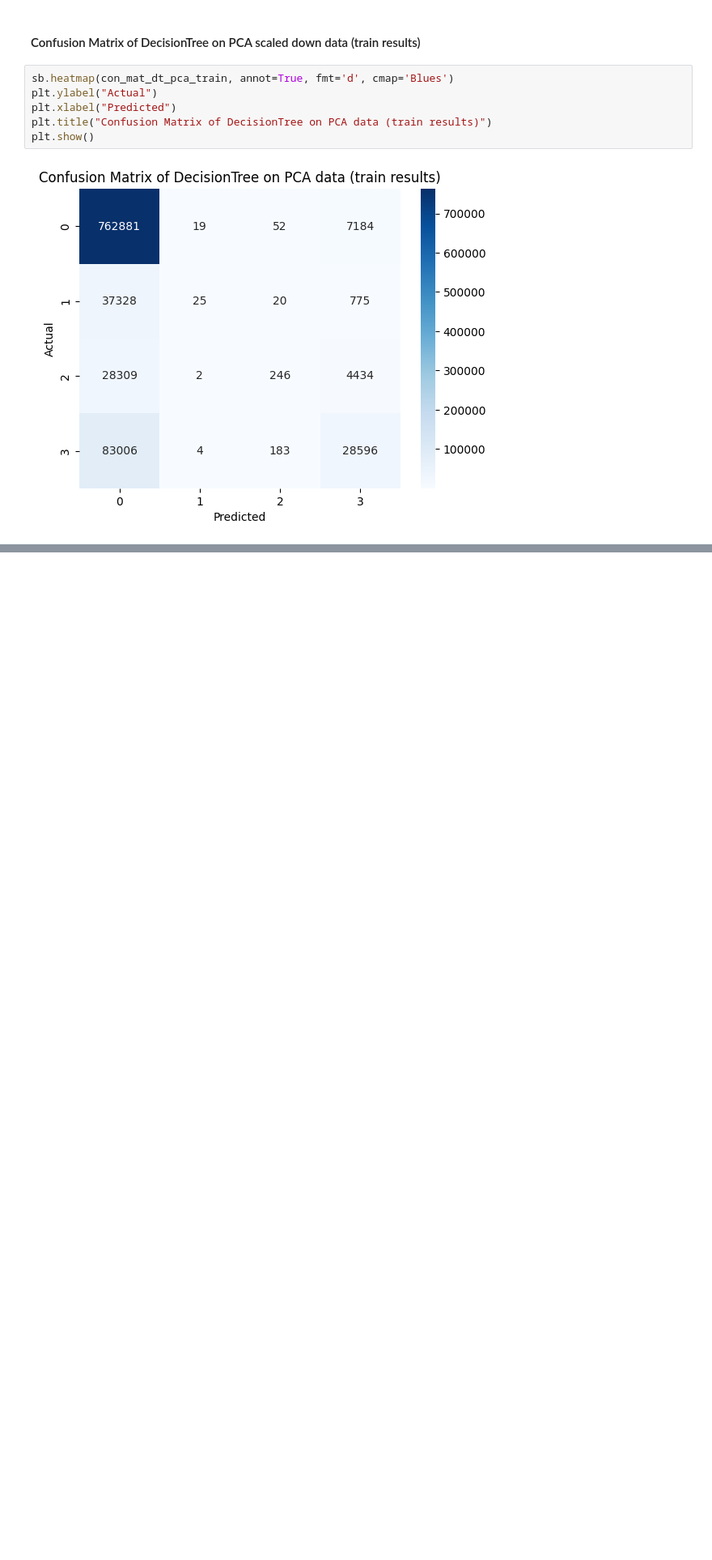
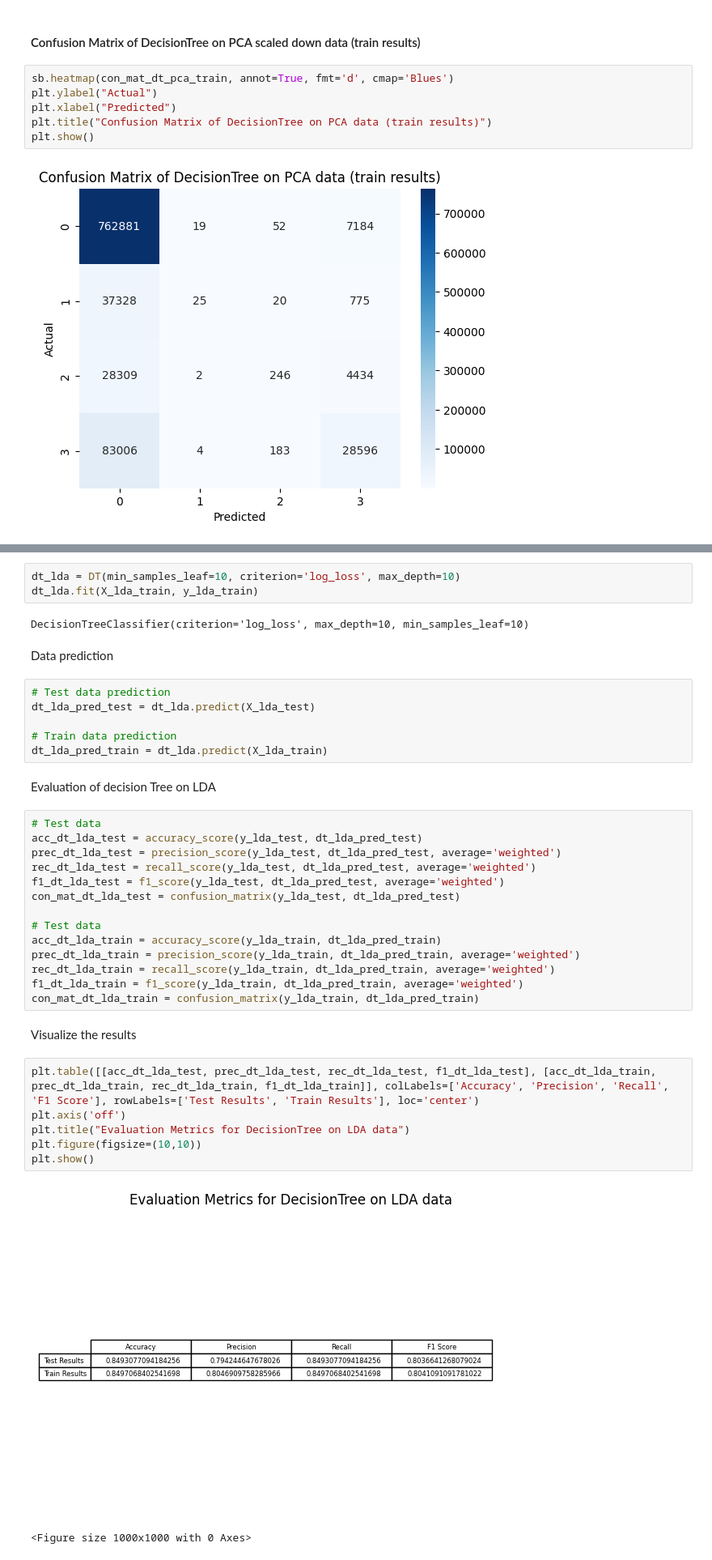
Before and after one commit to yazdanzv/Compare_Multiple_DL_Methods_on_Flight_USA_Dataset, a Jupyter notebook: main.ipynb, the cells around one changed output, grey strips where cells are left out. Shown at 81% size. Cells and saved outputs as stored; diff of their text form; blank space fills up the shorter version.

```diff
--- a/main.ipynb
+++ b/main.ipynb
@@ -975,0 +978,40 @@ plt.show()
+# %%
+dt_lda = DT(min_samples_leaf=10, criterion='log_loss', max_depth=10)
+dt_lda.fit(X_lda_train, y_lda_train)
+# %% [output]
+DecisionTreeClassifier(criterion='log_loss', max_depth=10, min_samples_leaf=10)
+# %% [markdown]
+Data prediction
+# %%
+# Test data prediction
+dt_lda_pred_test = dt_lda.predict(X_lda_test)
+
+# Train data prediction
+dt_lda_pred_train = dt_lda.predict(X_lda_train)
+# %% [markdown]
+Evaluation of decision Tree on LDA
+# %%
+# Test data
+acc_dt_lda_test = accuracy_score(y_lda_test, dt_lda_pred_test)
+prec_dt_lda_test = precision_score(y_lda_test, dt_lda_pred_test, average='weighted')
+rec_dt_lda_test = recall_score(y_lda_test, dt_lda_pred_test, average='weighted')
+f1_dt_lda_test = f1_score(y_lda_test, dt_lda_pred_test, average='weighted')
+con_mat_dt_lda_test = confusion_matrix(y_lda_test, dt_lda_pred_test)
+
+# Test data
+acc_dt_lda_train = accuracy_score(y_lda_train, dt_lda_pred_train)
+prec_dt_lda_train = precision_score(y_lda_train, dt_lda_pred_train, average='weighted')
+rec_dt_lda_train = recall_score(y_lda_train, dt_lda_pred_train, average='weighted')
+f1_dt_lda_train = f1_score(y_lda_train, dt_lda_pred_train, average='weighted')
+con_mat_dt_lda_train = confusion_matrix(y_lda_train, dt_lda_pred_train)
+# %% [markdown]
+Visualize the results
+# %%
+plt.table([[acc_dt_lda_test, prec_dt_lda_test, rec_dt_lda_test, f1_dt_lda_test], [acc_dt_lda_train, prec_dt_lda_train, rec_dt_lda_train, f1_dt_lda_train]], colLabels=['Accuracy', 'Precision', 'Recall', 'F1 Score'], rowLabels=['Test Results', 'Train Results'], loc='center')
+plt.axis('off')
+plt.title("Evaluation Metrics for DecisionTree on LDA data")
+plt.figure(figsize=(10,10))
+plt.show()
+# %% [output]
+[figure, added]
+<Figure size 1000x1000 with 0 Axes>
```
Also changed, not shown: parts of 17 cells of this notebook.
